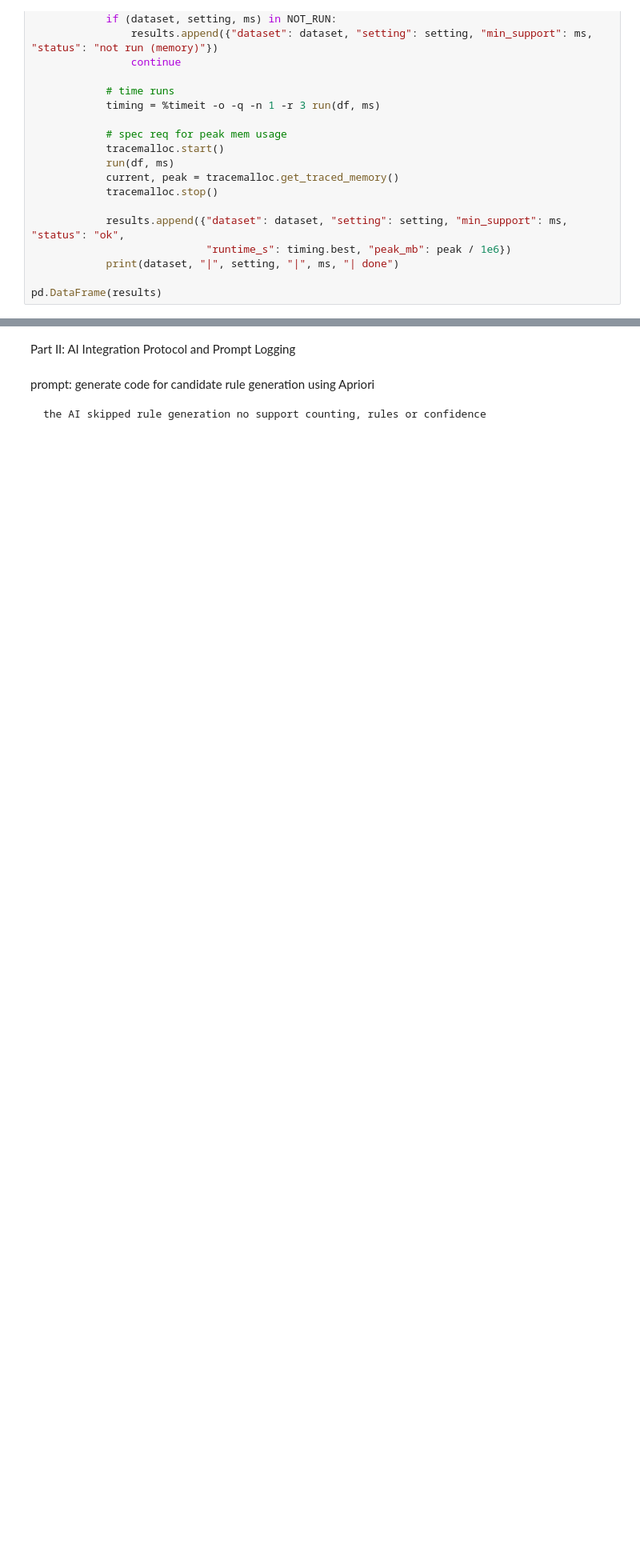
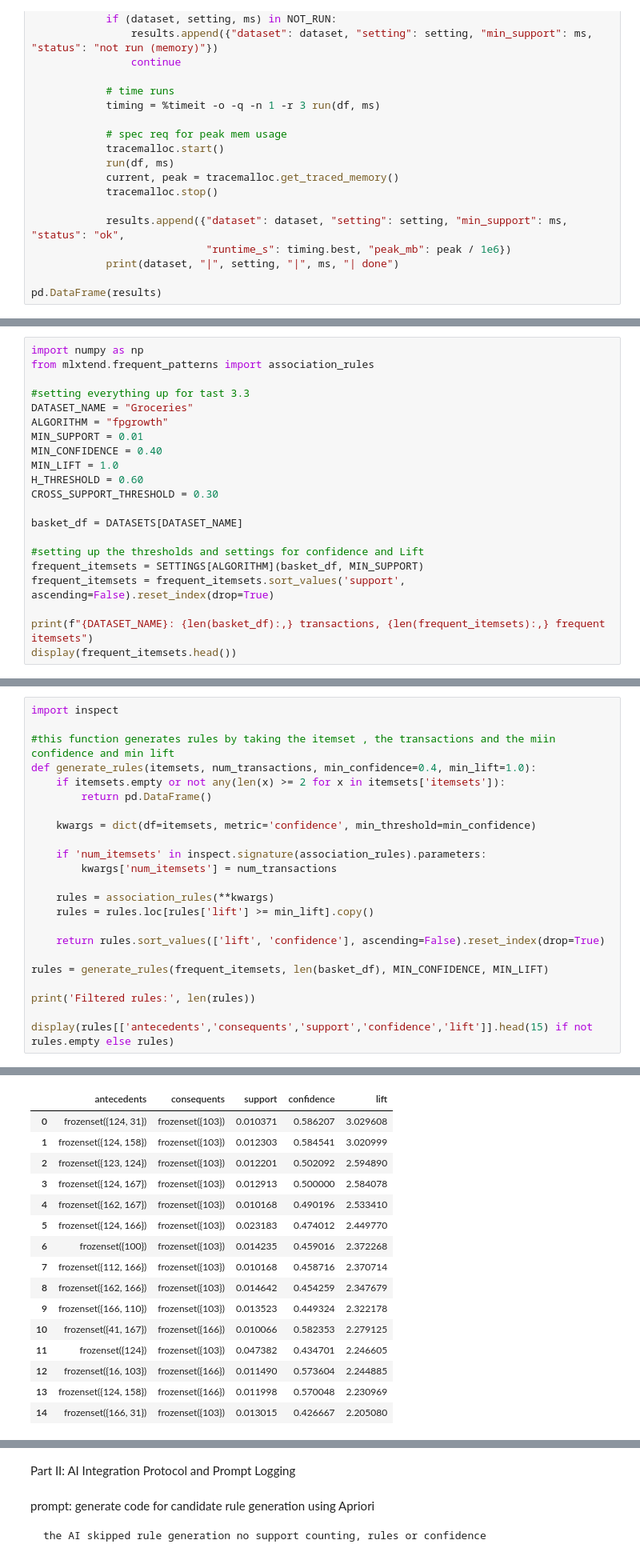
Before and after one commit to Flco007/CSE-4334-Assignment-1-, a Jupyter notebook: assgn3/personA_pipeline.ipynb, the cells around one changed output, grey strips where cells are left out. Shown at 80% size. Cells and saved outputs as stored; diff of their text form; blank space fills up the shorter version.

```diff
--- a/assgn3/personA_pipeline.ipynb
+++ b/assgn3/personA_pipeline.ipynb
@@ -97,0 +127,21 @@ pd.DataFrame(results)
+# %%
+import numpy as np
+from mlxtend.frequent_patterns import association_rules
+
+#setting everything up for tast 3.3
+DATASET_NAME = "Groceries"
+ALGORITHM = "fpgrowth"
+MIN_SUPPORT = 0.01
+MIN_CONFIDENCE = 0.40
+MIN_LIFT = 1.0
+H_THRESHOLD = 0.60
+CROSS_SUPPORT_THRESHOLD = 0.30
+
+basket_df = DATASETS[DATASET_NAME]
+
+#setting up the thresholds and settings for confidence and Lift
+frequent_itemsets = SETTINGS[ALGORITHM](basket_df, MIN_SUPPORT)
+frequent_itemsets = frequent_itemsets.sort_values('support', ascending=False).reset_index(drop=True)
+
+print(f"{DATASET_NAME}: {len(basket_df):,} transactions, {len(frequent_itemsets):,} frequent itemsets")
+display(frequent_itemsets.head())
@@ -97,0 +156,24 @@ pd.DataFrame(results)
+# %%
+import inspect
+
+#this function generates rules by taking the itemset , the transactions and the miin confidence and min lift
+def generate_rules(itemsets, num_transactions, min_confidence=0.4, min_lift=1.0):
+    if itemsets.empty or not any(len(x) >= 2 for x in itemsets['itemsets']):
+        return pd.DataFrame()
+
+    kwargs = dict(df=itemsets, metric='confidence', min_threshold=min_confidence)
+
+    if 'num_itemsets' in inspect.signature(association_rules).parameters:
+        kwargs['num_itemsets'] = num_transactions
+
+    rules = association_rules(**kwargs)
+    rules = rules.loc[rules['lift'] >= min_lift].copy()
+
+    return rules.sort_values(['lift', 'confidence'], ascending=False).reset_index(drop=True)
+
+rules = generate_rules(frequent_itemsets, len(basket_df), MIN_CONFIDENCE, MIN_LIFT)
+
+print('Filtered rules:', len(rules))
+
+display(rules[['antecedents','consequents','support','confidence','lift']].head(15) if not rules.empty else rules)
+# %% [output]
@@ -97,0 +181,16 @@ pd.DataFrame(results)
+|  | antecedents | consequents | support | confidence | lift |
+| 0 | frozenset({124, 31}) | frozenset({103}) | 0.010371 | 0.586207 | 3.029608 |
+| 1 | frozenset({124, 158}) | frozenset({103}) | 0.012303 | 0.584541 | 3.020999 |
+| 2 | frozenset({123, 124}) | frozenset({103}) | 0.012201 | 0.502092 | 2.594890 |
+| 3 | frozenset({124, 167}) | frozenset({103}) | 0.012913 | 0.500000 | 2.584078 |
+| 4 | frozenset({162, 167}) | frozenset({103}) | 0.010168 | 0.490196 | 2.533410 |
+| 5 | frozenset({124, 166}) | frozenset({103}) | 0.023183 | 0.474012 | 2.449770 |
+| 6 | frozenset({100}) | frozenset({103}) | 0.014235 | 0.459016 | 2.372268 |
+| 7 | frozenset({112, 166}) | frozenset({103}) | 0.010168 | 0.458716 | 2.370714 |
+| 8 | frozenset({162, 166}) | frozenset({103}) | 0.014642 | 0.454259 | 2.347679 |
+| 9 | frozenset({166, 110}) | frozenset({103}) | 0.013523 | 0.449324 | 2.322178 |
+| 10 | frozenset({41, 167}) | frozenset({166}) | 0.010066 | 0.582353 | 2.279125 |
+| 11 | frozenset({124}) | frozenset({103}) | 0.047382 | 0.434701 | 2.246605 |
+| 12 | frozenset({16, 103}) | frozenset({166}) | 0.011490 | 0.573604 | 2.244885 |
+| 13 | frozenset({124, 158}) | frozenset({166}) | 0.011998 | 0.570048 | 2.230969 |
+| 14 | frozenset({166, 31}) | frozenset({103}) | 0.013015 | 0.426667 | 2.205080 |
```
Also changed, not shown: parts of 13 cells of this notebook, 2 other files.
